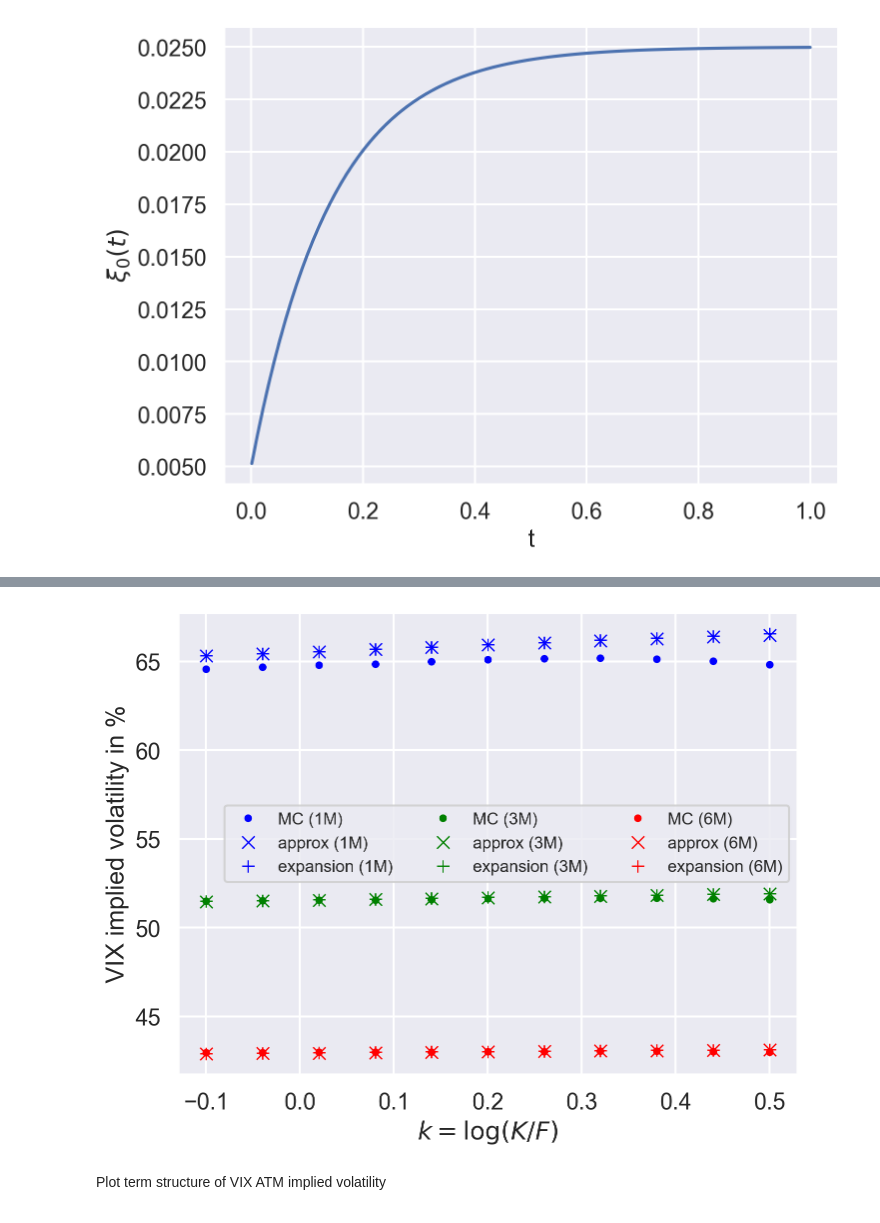
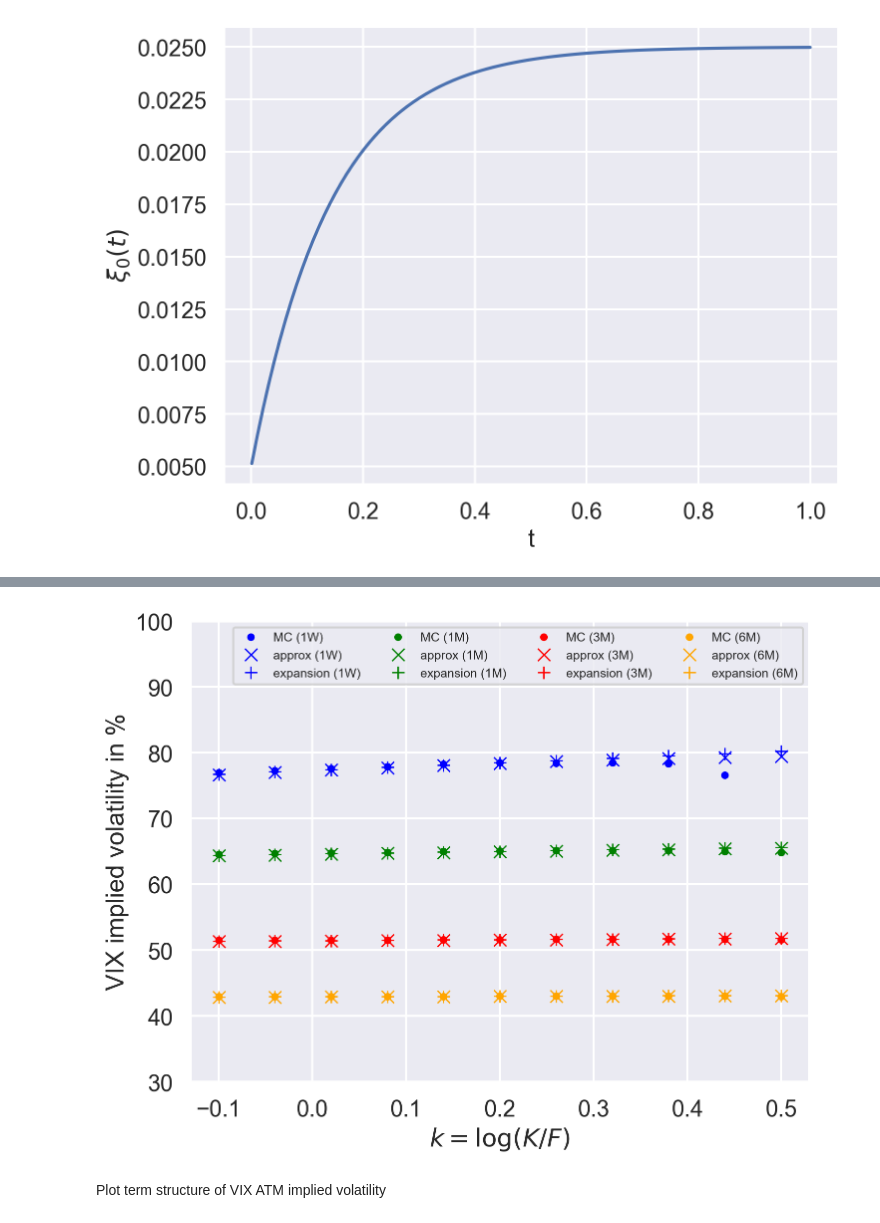
Before and after one commit to fbourgey/rough-bergomi, a Jupyter notebook: vix_weak_approx.ipynb, the cells around one changed output, grey strips where cells are left out. Drawn from its saved outputs; the diff is of its cells as text; code cells hidden in the pictures.

```diff
--- a/vix_weak_approx.ipynb
+++ b/vix_weak_approx.ipynb
@@ -85,7 +85,7 @@ from utils import xi0_heston
 
 sns.set_theme("talk")
 mpl.rcParams["figure.figsize"] = (8, 6)
-COLORS = ["blue", "green", "red"]
+COLORS = ["blue", "green", "red", "orange", "purple", "brown", "pink", "gray"]
 SEED = 1234
 # %% [markdown]
 Define simulation settings
@@ -93,7 +93,7 @@ Define simulation settings
 n_disc = 300
 n_mc = 2 * 10**5
 
-mats = {"1M": 1.0 / 12.0, "3M": 3.0 / 12.0, "6M": 6.0 / 12.0}
+mats = {"1W": 7 / 365, "1M": 1.0 / 12.0, "3M": 3.0 / 12.0, "6M": 6.0 / 12.0}
 # %% [markdown]
 Define the model parameters
 # %%
@@ -258,6 +258,6 @@ impvol_vix_approx = {
 # %%
 # VIX implied vol from expansion formula
 impvol_vix_expansion = {
-    month: rbergomi.implied_vol_vix_expansion(k=ks, T=T, order=2)
+    month: rbergomi.implied_vol_vix_expansion(k=ks, T=T, order=1)
     for month, T in mats.items()
 }
@@ -276,34 +264,34 @@ impvol_vix_expansion
 # %%
 fig, ax = plt.subplots()
 for i, month in enumerate(mats.keys()):
     ax.plot(
         ks,
         100 * impvol_vix[month],
         ".",
         color=COLORS[i],
         label=f"MC ({month})",
     )
     ax.plot(
         ks,
         100 * impvol_vix_approx[month],
         "x",
         color=COLORS[i],
         label=f"approx ({month})",
     )
     ax.plot(
         ks,
         100 * impvol_vix_expansion[month],
         "+",
         color=COLORS[i],
         label=f"expansion ({month})",
     )
 ax.set_xlabel(r"$k=\log(K/F)$")
 ax.set_ylabel("VIX implied volatility in %")
-ax.legend(ncol=3, fontsize=12, loc="best")
-# ax.set_ylim(20, 100)
+ax.legend(ncol=4, fontsize=9, loc="best")
+ax.set_ylim(30, 100)
 plt.show()
 # %% [output]
-[figure, old version]
+[figure, new version]
 # %% [markdown]
 Plot term structure of VIX ATM implied volatility
 # %%
```
Also changed, not shown: parts of 4 cells of this notebook, 1 other file.
